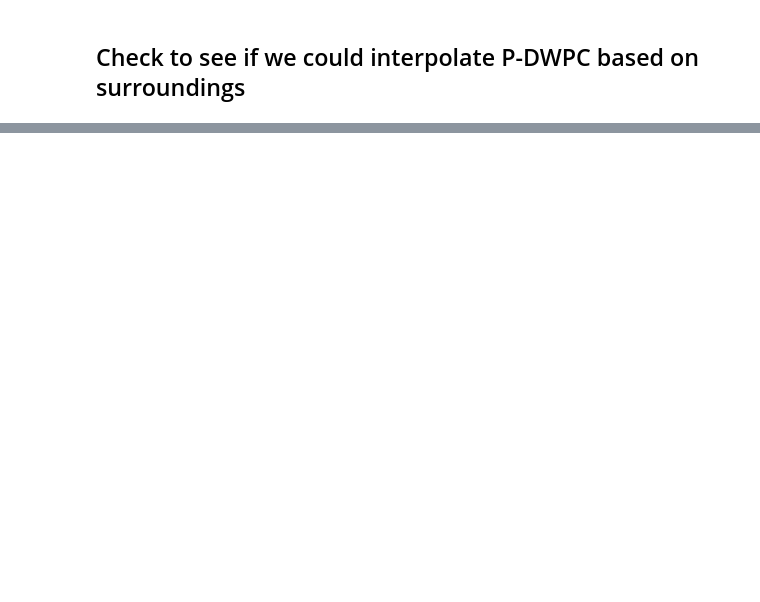
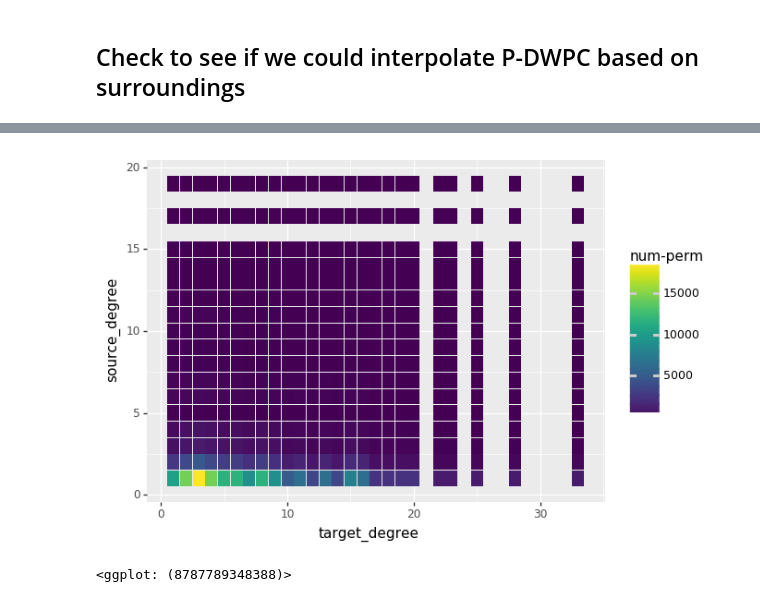
Before and after one commit to greenelab/connectivity-search-analyses, a Jupyter notebook: explore/degree-grouped-permutations.ipynb, the cells around one changed output, grey strips where cells are left out. Drawn from its saved outputs; the diff is of its cells as text; code cells hidden in the pictures; blank space fills up the shorter version.

Commit message:
N-DWPC heatmap

```diff
--- a/explore/degree-grouped-permutations.ipynb
+++ b/explore/degree-grouped-permutations.ipynb
@@ -122,6 +147,7 @@ two_node_query(26, 768, full_dwpc_df, z_threshold=0)
+# %%
+metapath = 'CtDrD'
 # %%
 mean_p_dwpc = full_dwpc_df.groupby(['source_degree', 'target_degree', 'metapath'])['p-dwpc'].apply(np.mean).reset_index()
-metapath = list(set(mean_p_dwpc['metapath']))[9]
 mean_p_dwpc = mean_p_dwpc[mean_p_dwpc['metapath'] == metapath]
 # %%
 (ggplot(mean_p_dwpc, aes('target_degree', 'source_degree', fill='p-dwpc'))
@@ -130,0 +158,9 @@ metapath
+# %%
+num_df = full_dwpc_df[full_dwpc_df['metapath'] == metapath][['source_degree', 'target_degree', 'num-perm']]
+num_df = num_df.groupby(['source_degree', 'target_degree'])['num-perm'].apply(lambda x: list(x)[0]).reset_index()
+# %%
+(ggplot(num_df, aes('target_degree', 'source_degree', fill='num-perm'))
++ geom_tile(aes(width=.95, height=.95)))
+# %% [output]
+[figure, added]
+<ggplot: (8787789348388)>
```
Also changed, not shown: parts of 6 cells of this notebook.
